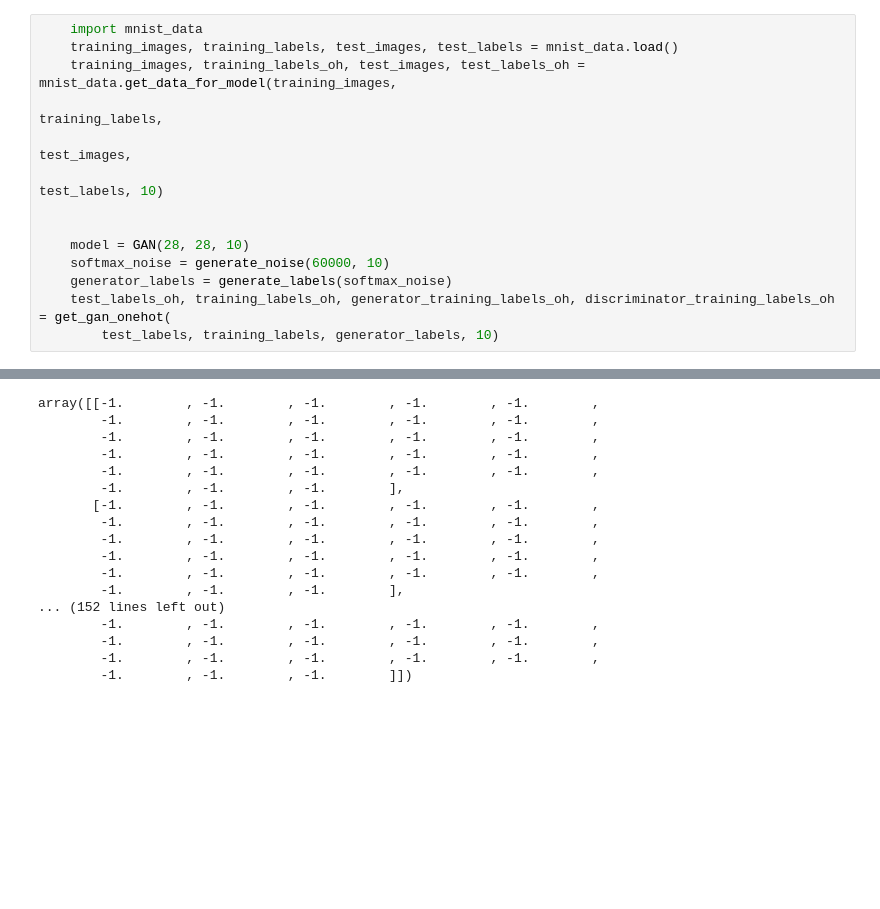
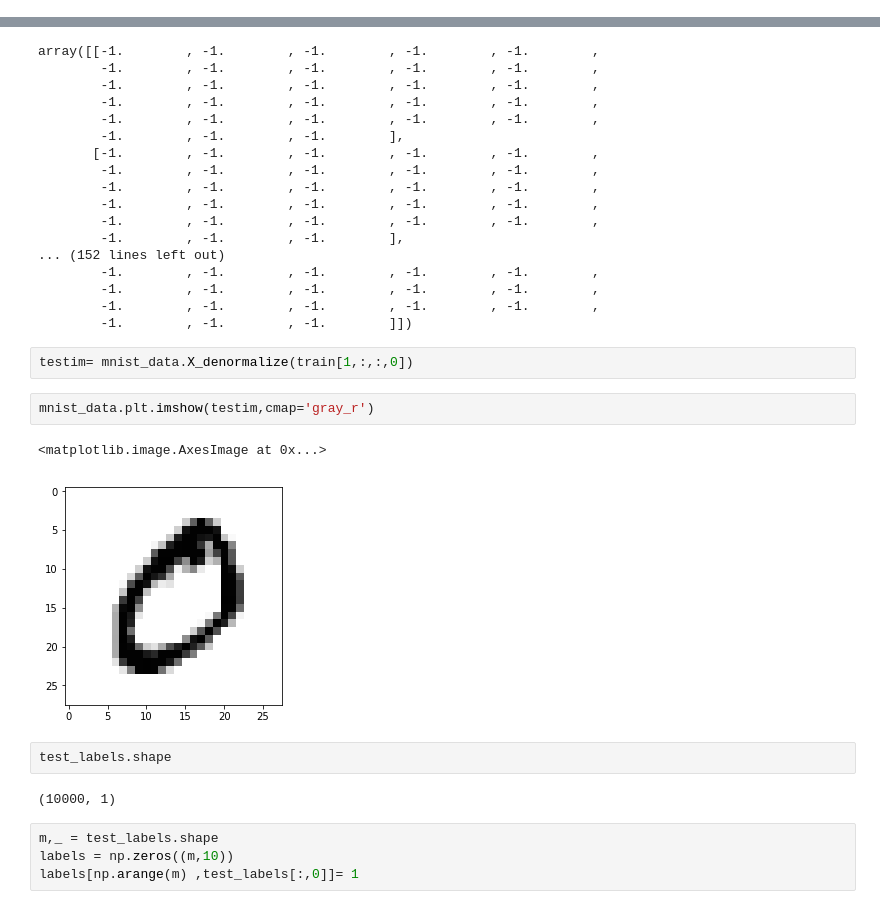
Before and after one commit to chidperi/mnist, a Jupyter notebook: Untitled.ipynb, the cells around one changed output, grey strips where cells are left out. Cells and saved outputs as stored; diff of their text form; blank space fills up the shorter version.

```diff
--- a/Untitled.ipynb
+++ b/Untitled.ipynb
@@ -375,14 +0,0 @@ def main():
-# %%
-    import mnist_data
-    training_images, training_labels, test_images, test_labels = mnist_data.load()
-    training_images, training_labels_oh, test_images, test_labels_oh = mnist_data.get_data_for_model(training_images,
-                                                                                                     training_labels,
-                                                                                                     test_images,
-                                                                                                     test_labels, 10)
-
-
-    model = GAN(28, 28, 10)
-    softmax_noise = generate_noise(60000, 10)
-    generator_labels = generate_labels(softmax_noise)
-    test_labels_oh, training_labels_oh, generator_training_labels_oh, discriminator_training_labels_oh = get_gan_onehot(
-        test_labels, training_labels, generator_labels, 10)
@@ -559,3 +56,18 @@ array([[-1.        , -1.        , -1.        , -1.        , -1.        ,
         -1.        , -1.        , -1.        , -1.        , -1.        ,
         -1.        , -1.        , -1.        , -1.        , -1.        ,
         -1.        , -1.        , -1.        ]])
+# %%
+testim= mnist_data.X_denormalize(train[1,:,:,0])
+# %%
+mnist_data.plt.imshow(testim,cmap='gray_r')
+# %% [output]
+<matplotlib.image.AxesImage at 0x...>
+[figure, added]
+# %%
+test_labels.shape
+# %% [output]
+(10000, 1)
+# %%
+m,_ = test_labels.shape
+labels = np.zeros((m,10))
+labels[np.arange(m) ,test_labels[:,0]]= 1
```
Also changed, not shown: parts of 27 cells of this notebook, 1 other file.
